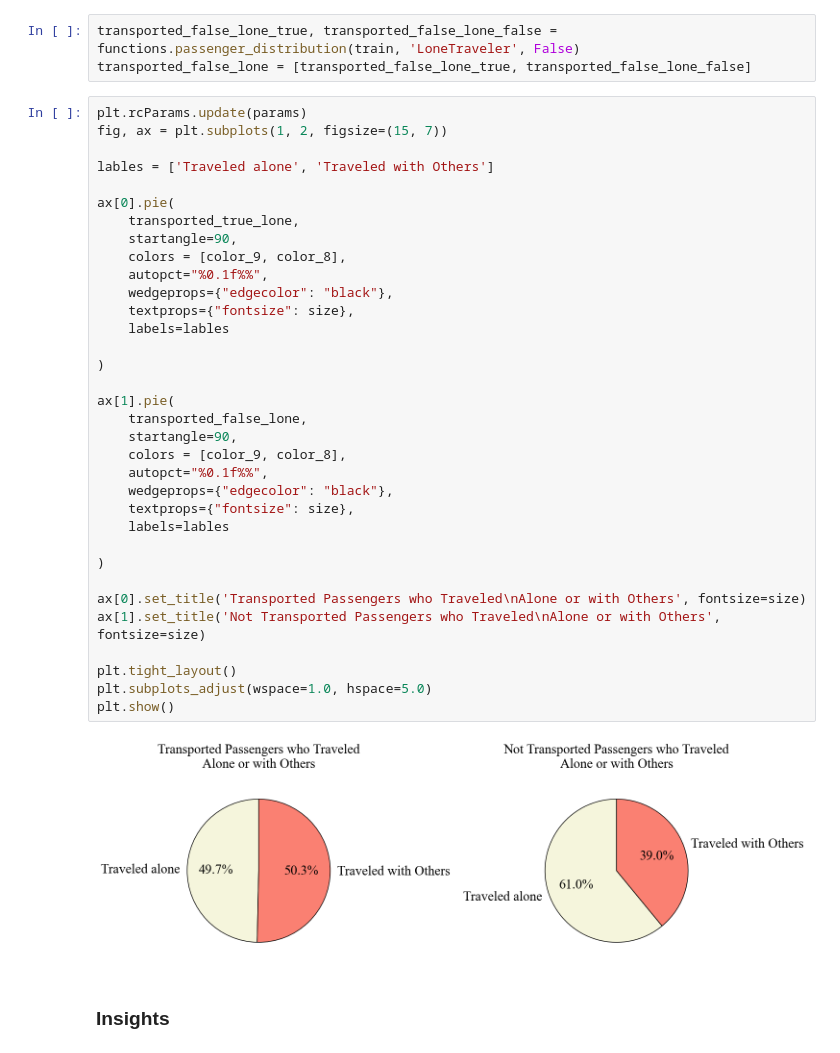
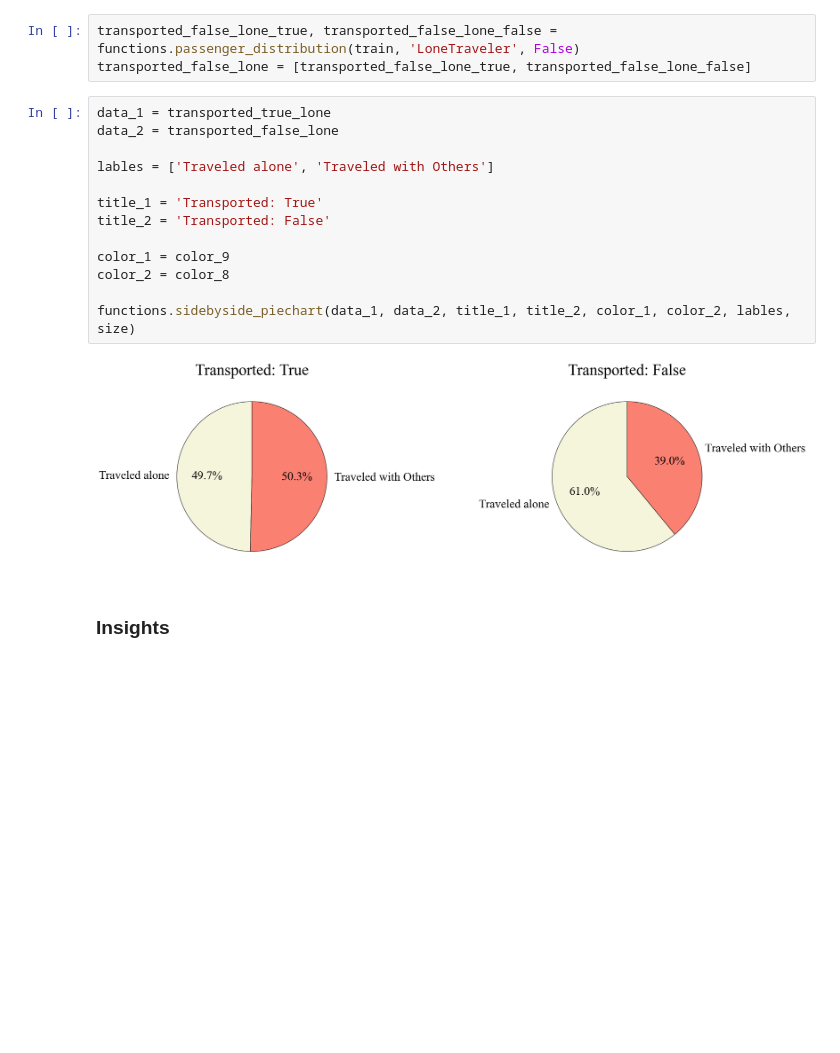
Before and after one commit to KevinNourian/Titanic, a Jupyter notebook: Notebooks/Titanic EDA 2.0.1.ipynb, the cells around one changed output. Drawn from its saved outputs; the diff is of its cells as text; blank space fills up the shorter version.

```diff
--- a/Notebooks/Titanic EDA 2.0.1.ipynb
+++ b/Notebooks/Titanic EDA 2.0.1.ipynb
@@ -184,42 +156,21 @@ transported_true_lone = [transported_true_lone_true, transported_true_lone_false
 # %%
 transported_false_lone_true, transported_false_lone_false = functions.passenger_distribution(train, 'LoneTraveler', False)
 transported_false_lone = [transported_false_lone_true, transported_false_lone_false]
-# %%
-plt.rcParams.update(params)
-fig, ax = plt.subplots(1, 2, figsize=(15, 7))
-
-lables = ['Traveled alone', 'Traveled with Others']
-
-ax[0].pie(
-    transported_true_lone,
-    startangle=90,
-    colors = [color_9, color_8],
-    autopct="%0.1f%%",
-    wedgeprops={"edgecolor": "black"},
-    textprops={"fontsize": size},
-    labels=lables
-
-)
-
-ax[1].pie(
-    transported_false_lone,
-    startangle=90,
-    colors = [color_9, color_8],
-    autopct="%0.1f%%",
-    wedgeprops={"edgecolor": "black"},
-    textprops={"fontsize": size},
-    labels=lables
-
-)
-
-ax[0].set_title('Transported Passengers who Traveled\nAlone or with Others', fontsize=size)
-ax[1].set_title('Not Transported Passengers who Traveled\nAlone or with Others', fontsize=size)
-
-plt.tight_layout()
-plt.subplots_adjust(wspace=1.0, hspace=5.0)
-plt.show()
-# %% [output]
-[figure, removed]
+# %%
+data_1 = transported_true_lone
+data_2 = transported_false_lone
+
+lables = ['Traveled alone', 'Traveled with Others']
+
+title_1 = 'Transported: True'
+title_2 = 'Transported: False'
+
+color_1 = color_9
+color_2 = color_8
+
+functions.sidebyside_piechart(data_1, data_2, title_1, title_2, color_1, color_2, lables, size)
+# %% [output]
+[figure, added]
 # %% [markdown]
 ### **Insights**
 # %% [markdown]
```
Also changed, not shown: parts of 12 cells of this notebook, 2 other files.
